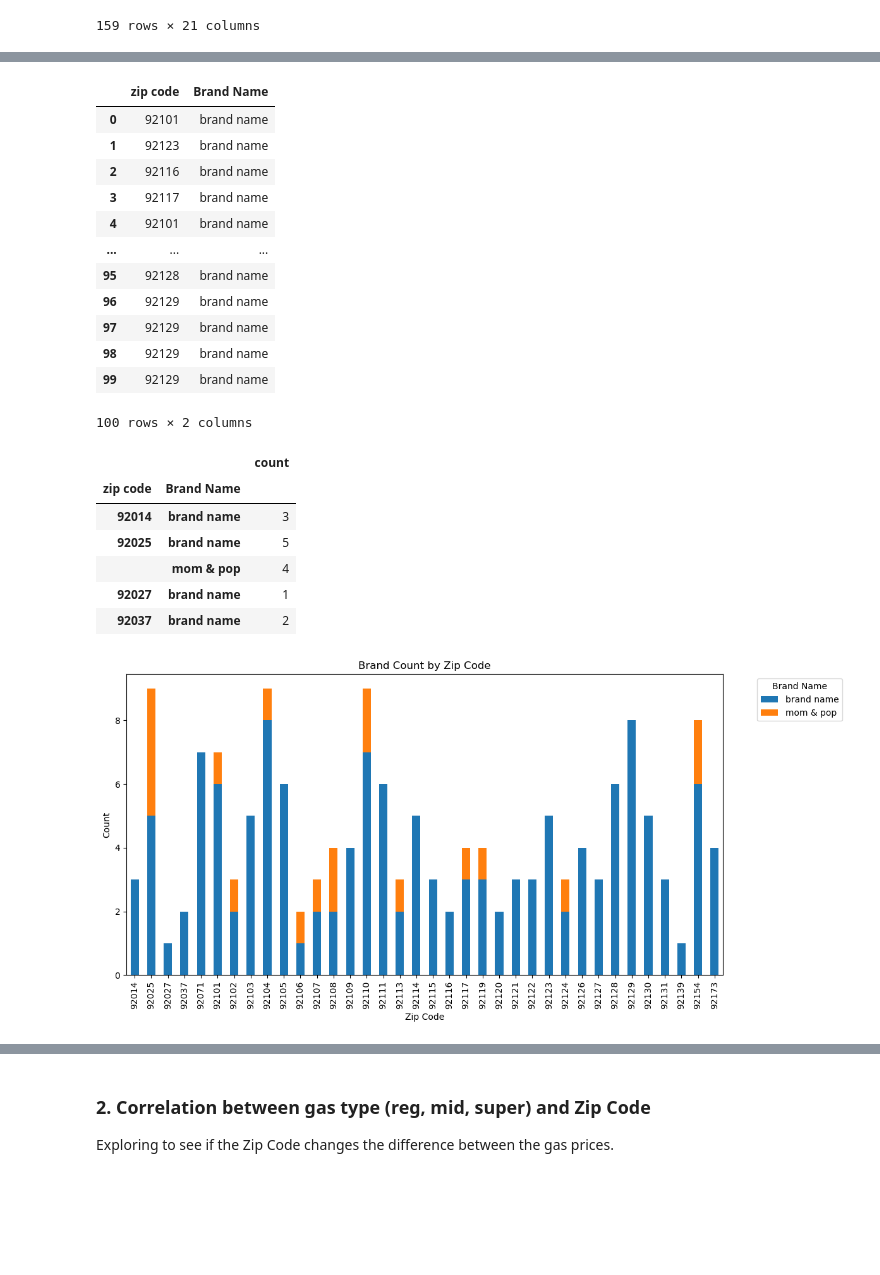
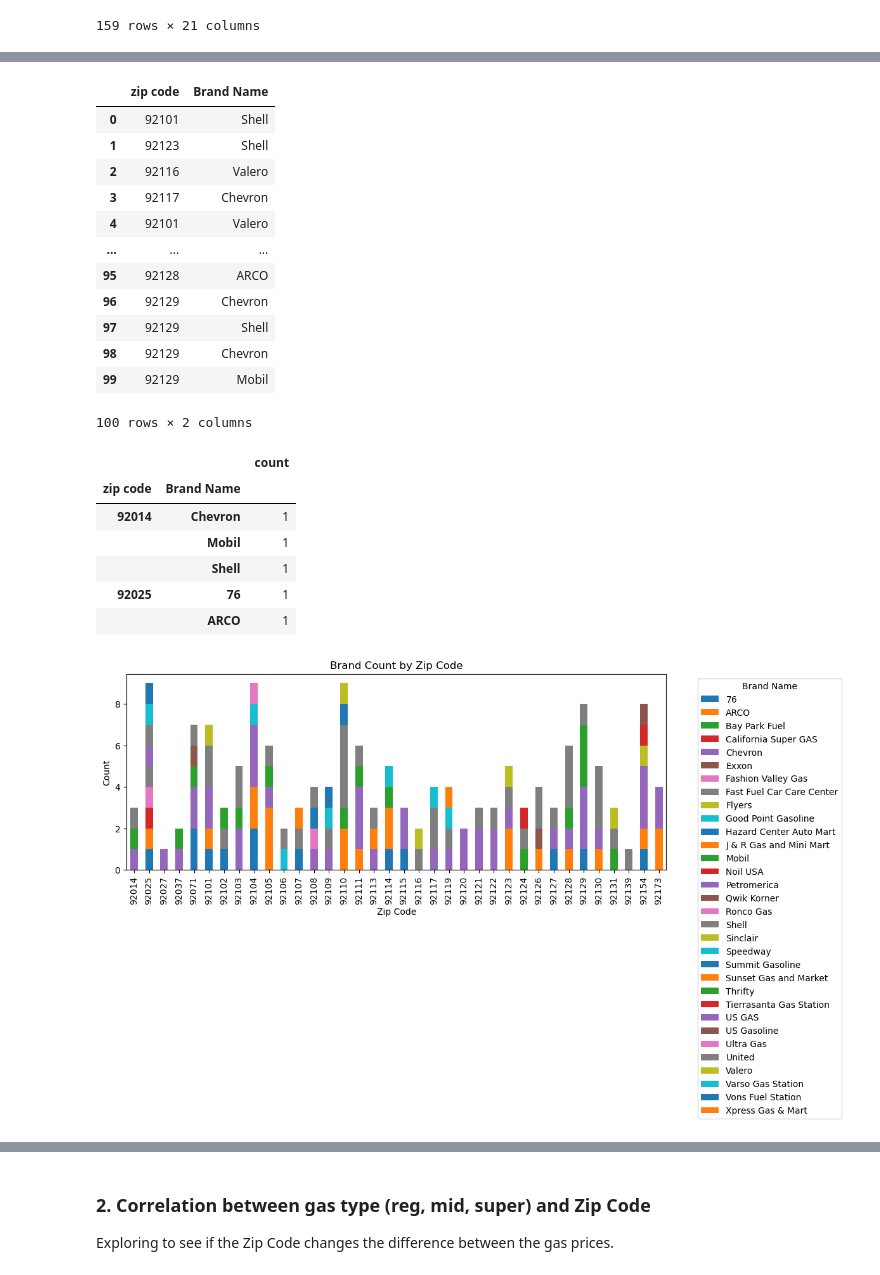
Before and after one commit to Lilnessa/Project1, a Jupyter notebook: charts.ipynb, the cells around one changed output, grey strips where cells are left out. Saved outputs shown, nothing was run; the diff lists cells and outputs as text; code cells hidden in the pictures; blank space fills up the shorter version.

Commit message:
added and updated graphs

```diff
--- a/charts.ipynb
+++ b/charts.ipynb
@@ -54,5 +56,5 @@ extra_clean_gas
 # %%
-# Extract the 'business' column as a list
+"""# Extract the 'business' column as a list
 brand_name1 = extra_clean_gas['business'].to_list()
 
 # Create an empty list to store the modified names
@@ -76,4 +78,4 @@ for bname in brand_name1:
 
 
 #print(new_brand_name)
-extra_clean_gas['Brand Name'] = new_brand_name
+extra_clean_gas['Brand Name'] = new_brand_name"""
@@ -99,41 +103,43 @@ zip_brand = extra_clean_gas_w_brand.loc[:,['zip code','Brand Name']]
 zip_brand.head(100)
 # %% [output]
 |  | zip code | Brand Name |
-| 0 | 92101 | brand name |
-| 1 | 92123 | brand name |
-| 2 | 92116 | brand name |
-| 3 | 92117 | brand name |
-| 4 | 92101 | brand name |
+| 0 | 92101 | Shell |
+| 1 | 92123 | Shell |
+| 2 | 92116 | Valero |
+| 3 | 92117 | Chevron |
+| 4 | 92101 | Valero |
 | ... | ... | ... |
-| 95 | 92128 | brand name |
-| 96 | 92129 | brand name |
-| 97 | 92129 | brand name |
-| 98 | 92129 | brand name |
-| 99 | 92129 | brand name |
+| 95 | 92128 | ARCO |
+| 96 | 92129 | Chevron |
+| 97 | 92129 | Shell |
+| 98 | 92129 | Chevron |
+| 99 | 92129 | Mobil |
 100 rows × 2 columns
 # %%
-counts_per_zip_per_brand = extra_clean_gas_w_brand.groupby(extra_clean_gas_w_brand['zip code'])['Brand Name'].value_counts()
-counts_per_zip_per_brand = pd.DataFrame(counts_per_zip_per_brand)
-counts_per_zip_per_brand.head()
+counts_per_zip_per_brand = zip_brand.groupby(zip_brand['zip code'])['Brand Name'].value_counts()
+
+counts_per_zip_per_brand_df = pd.DataFrame(counts_per_zip_per_brand)
+counts_per_zip_per_brand_df = counts_per_zip_per_brand_df.rename(columns={"Brand Name": "count"})
+counts_per_zip_per_brand_df.head()
 # %% [output]
 |  |  | count |
 | zip code | Brand Name |  |
-| 92014 | brand name | 3 |
-| 92025 | brand name | 5 |
-|  | mom & pop | 4 |
-| 92027 | brand name | 1 |
-| 92037 | brand name | 2 |
+| 92014 | Chevron | 1 |
+|  | Mobil | 1 |
+|  | Shell | 1 |
+| 92025 | 76 | 1 |
+|  | ARCO | 1 |
 # %%
 # Group the data by Zip Code and Brand Name and sum the counts
-grouped = counts_per_zip_per_brand.groupby(['zip code', 'Brand Name'])['count'].sum().unstack().fillna(0)
+grouped = counts_per_zip_per_brand_df.groupby(['zip code', 'Brand Name'])['count'].sum().unstack().fillna(0)
 
 # Plot the bar chart
 grouped.plot(kind='bar', stacked=True, figsize=(12, 6))
 plt.title('Brand Count by Zip Code')
 plt.xlabel('Zip Code')
 plt.ylabel('Count')
 plt.legend(title='Brand Name', bbox_to_anchor=(1.05, 1), loc='upper left')
 plt.tight_layout()
 plt.show()
 # %% [output]
-[figure, old version]
+[figure, new version]
```
Also changed, not shown: parts of 5 cells of this notebook.
